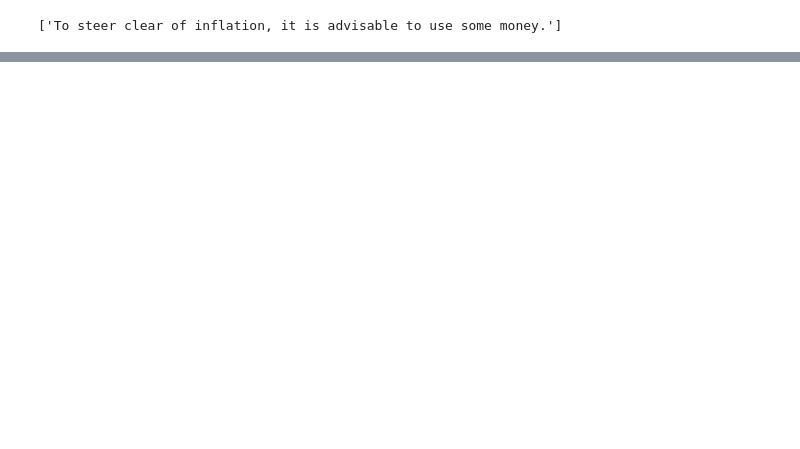
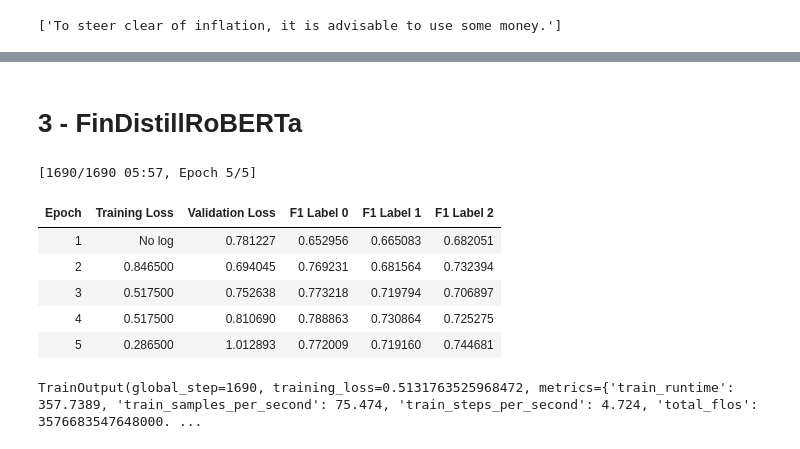
Before and after one commit to paultltc/InflaBERT, a Jupyter notebook: inflabert.ipynb, the cells around one changed output, grey strips where cells are left out. Drawn from its saved outputs; the diff is of its cells as text; code cells hidden in the pictures; blank space fills up the shorter version.

```diff
--- a/inflabert.ipynb
+++ b/inflabert.ipynb
@@ -673,0 +922,38 @@ upsampled_df['labels'].value_counts()
+# %% [markdown]
+# **3 - FinDistillRoBERTa**
+# %%
+model_name = "findistillroberta"
+model_path = "mrm8488/distilroberta-finetuned-financial-news-sentiment-analysis"
+ds_name = "upsampled"
+
+# Load the tokenizer
+tokenizer = AutoTokenizer.from_pretrained(model_path)
+
+# Tokenize the dataset
+tok_ds = ds_up.map(lambda ex: tokenizer(ex['text'], return_tensors="pt", padding="max_length", truncation=True), batched=True)
+
+# Load the model
+model = AutoModelForSequenceClassification.from_pretrained(model_path, num_labels=3).to('cuda:0')
+
+training_args = {
+    'bs': 16,
+    'epochs': 5,
+    'optimizer_type': 'adamw',
+    'lr': 2e-5,
+    'wd': 0.0,
+    'warm_pct': 0.0,
+    'output_dir': f"models/news_classifier/{model_name}/{ds_name}"
+}
+
+trainer_distillbert = build_trainer(model, tokenizer, tok_ds, training_args)
+# %%
+trainer_distillbert.train()
+# %% [output]
+[1690/1690 05:57, Epoch 5/5]
+| Epoch | Training Loss | Validation Loss | F1 Label 0 | F1 Label 1 | F1 Label 2 |
+| 1 | No log | 0.781227 | 0.652956 | 0.665083 | 0.682051 |
+| 2 | 0.846500 | 0.694045 | 0.769231 | 0.681564 | 0.732394 |
+| 3 | 0.517500 | 0.752638 | 0.773218 | 0.719794 | 0.706897 |
+| 4 | 0.517500 | 0.810690 | 0.788863 | 0.730864 | 0.725275 |
+| 5 | 0.286500 | 1.012893 | 0.772009 | 0.719160 | 0.744681 |
+TrainOutput(global_step=1690, training_loss=0.5131763525968472, metrics={'train_runtime': 357.7389, 'train_samples_per_second': 75.474, 'train_steps_per_second': 4.724, 'total_flos': 3576683547648000. ...
```
Also changed, not shown: parts of 24 cells of this notebook, 1 other file.
